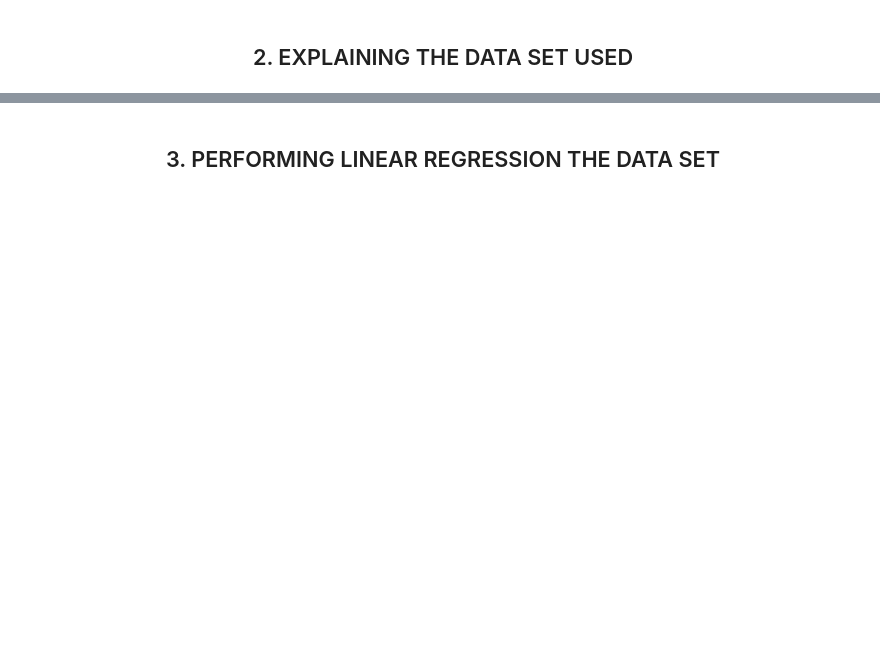
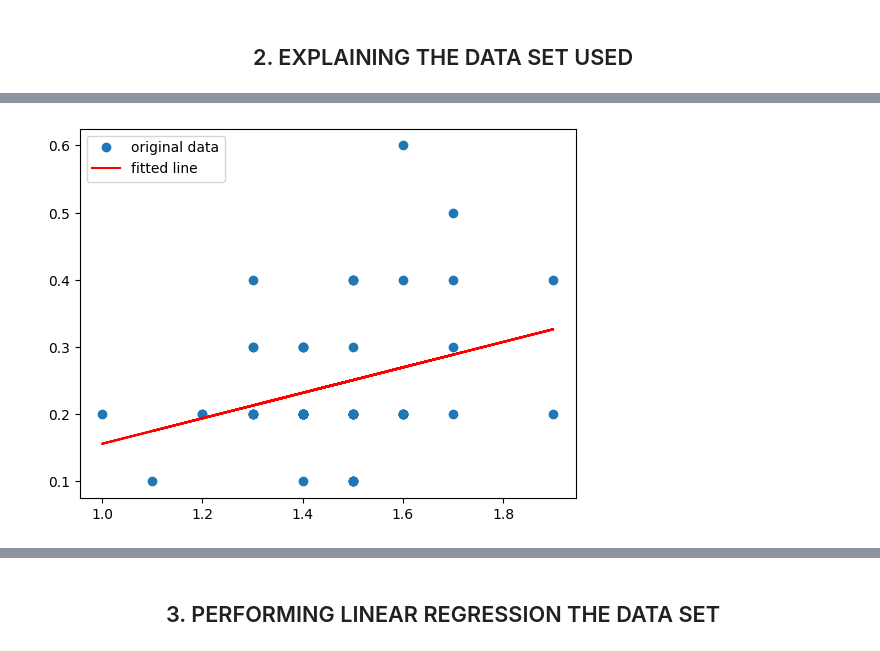
Before and after one commit to StephenCaulfield/MLAS-Autumn-Stephen-Caulfield, a Jupyter notebook: regression.ipynb, the cells around one changed output, grey strips where cells are left out. Saved outputs shown, nothing was run; the diff lists cells and outputs as text; code cells hidden in the pictures; blank space fills up the shorter version.

```diff
--- a/regression.ipynb
+++ b/regression.ipynb
@@ -40,0 +82,8 @@ plt.show()
+# %%
+dfsetosa = df[df['Species'] == 'Iris-setosa']
+dfvirginica = df[df['Species'] == 'Iris-virginica']
+dfversicolor = df[df['Species'] == 'Iris-versicolor']
+# %%
+dfregression(dfsetosa['PetalLengthCm'], dfsetosa['PetalWidthCm'])
+# %% [output]
+[figure, added]
```
Also changed, not shown: parts of 9 cells of this notebook, 1 other file.
